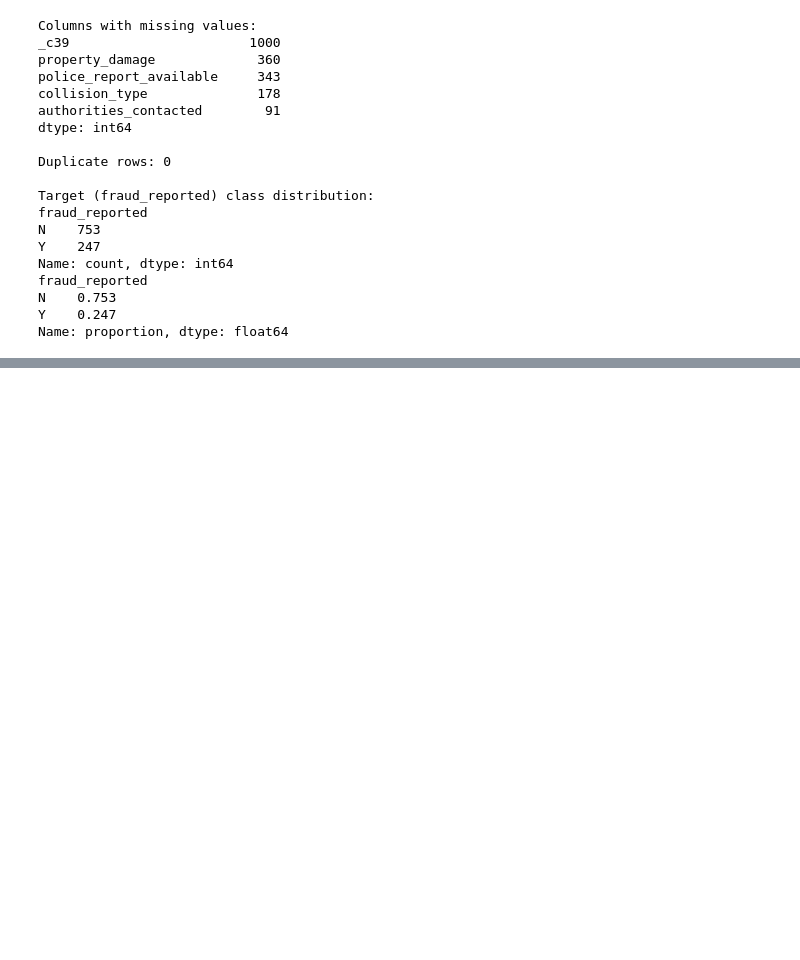
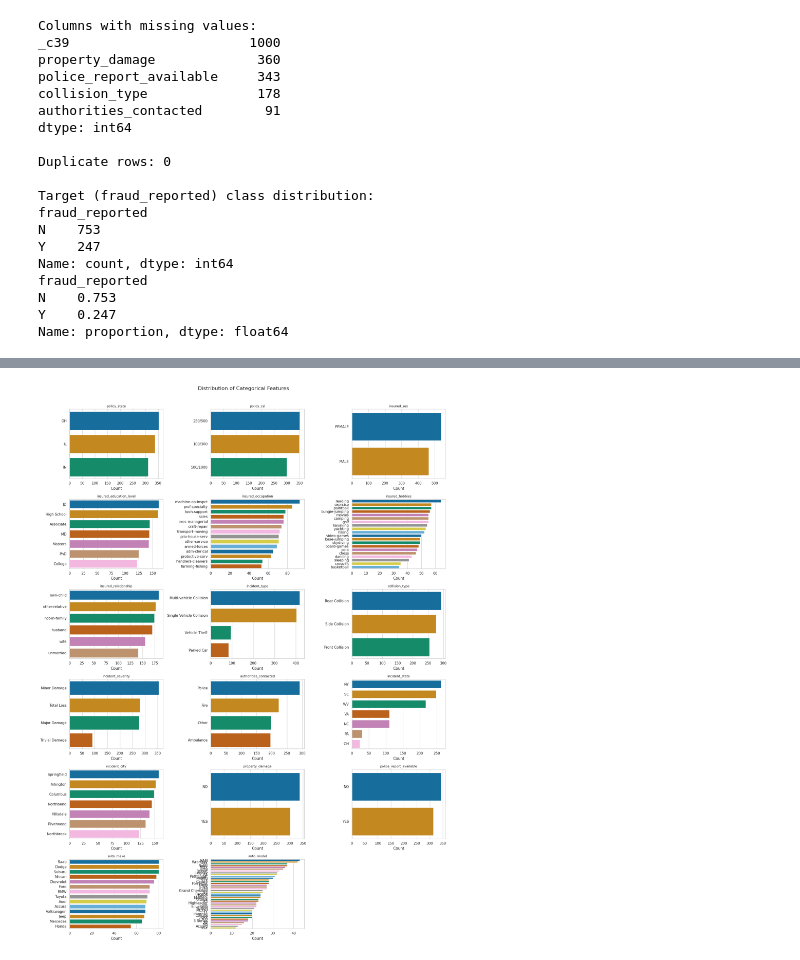
Before and after one commit to GVR2007/AI-risk-analysis, a Jupyter notebook: notebooks/classification.ipynb, the cells around one changed output, grey strips where cells are left out. Drawn from its saved outputs; the diff is of its cells as text; code cells hidden in the pictures; blank space fills up the shorter version.

```diff
--- a/notebooks/classification.ipynb
+++ b/notebooks/classification.ipynb
@@ -109,0 +139,20 @@ Name: proportion, dtype: float64
+# %%
+n_cat = len(categorical_cols)
+ncols = 3
+nrows = int(np.ceil(n_cat / ncols))
+fig, axes = plt.subplots(nrows, ncols, figsize=(18, 4 * nrows))
+axes = axes.flatten()
+for i, col in enumerate(categorical_cols):
+    order = df[col].value_counts().index
+    sns.countplot(y=df[col], order=order, ax=axes[i], palette='colorblind')
+    axes[i].set_title(col, fontsize=10)
+    axes[i].set_xlabel('Count')
+    axes[i].set_ylabel('')
+for j in range(n_cat, len(axes)):
+    fig.delaxes(axes[j])
+fig.suptitle('Distribution of Categorical Features', fontsize=16, y=1.01)
+plt.tight_layout()
+plt.savefig('../models/clf_categorical_distributions.png', bbox_inches='tight')
+plt.show()
+# %% [output]
+[figure, added]
```
Also changed, not shown: parts of 4 cells of this notebook.
